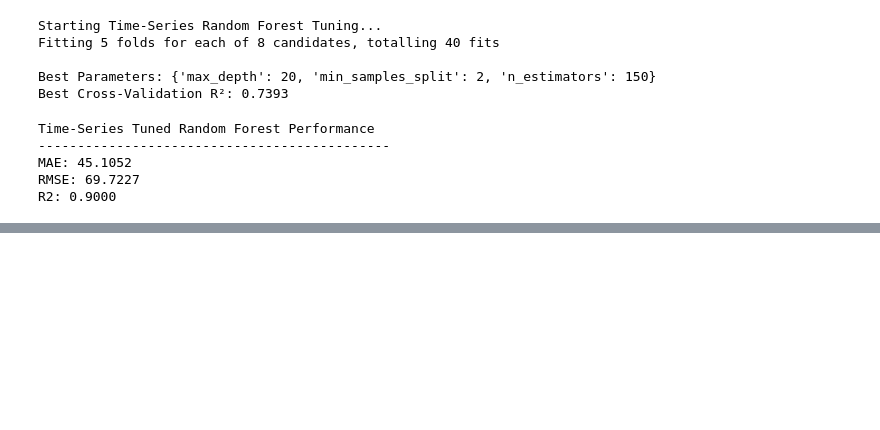
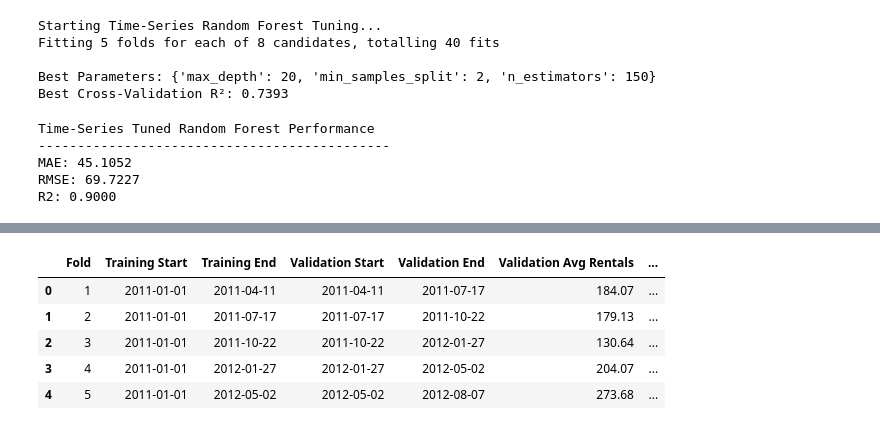
Before and after one commit to SandaruNipuna1/urban-mobility-demand-intelligence, a Jupyter notebook: notebooks/04_model_development.ipynb, the cells around one changed output, grey strips where cells are left out. Cells and saved outputs as stored; diff of their text form; code cells hidden in the pictures; blank space fills up the shorter version.

Commit message:
added Compare error across folds

```diff
--- a/notebooks/04_model_development.ipynb
+++ b/notebooks/04_model_development.ipynb
@@ -714,3 +714,20 @@ Time-Series Tuned Random Forest Performance
 MAE: 45.1052
 RMSE: 69.7227
 R2: 0.9000
+# %%
+cv_results = rf_time_grid.cv_results_
+
+fold_scores = pd.DataFrame({
+    "Fold": [f"Fold {i}" for i in range(1, 6)],
+    "Validation R²": [
+        cv_results[f"split{i}_test_score"][
+            rf_time_grid.best_index_
+        ]
+        for i in range(5)
+    ]
+})
+
+display(fold_scores)
+
+print("Mean CV R²:", round(fold_scores["Validation R²"].mean(), 4))
+print("Standard Deviation:", round(fold_scores["Validation R²"].std(), 4))
@@ -716,0 +743,27 @@ R2: 0.9000
+# %%
+fold_details = []
+
+for fold, (train_idx, val_idx) in enumerate(tscv.split(X_train), start=1):
+
+    fold_details.append({
+        "Fold": fold,
+        "Training Start": df["dteday"].iloc[train_idx[0]],
+        "Training End": df["dteday"].iloc[train_idx[-1]],
+        "Validation Start": df["dteday"].iloc[val_idx[0]],
+        "Validation End": df["dteday"].iloc[val_idx[-1]],
+        "Validation Avg Rentals": round(y_train.iloc[val_idx].mean(), 2),
+        "Validation R²": round(
+            fold_scores.loc[fold - 1, "Validation R²"], 4
+        )
+    })
+
+fold_details_df = pd.DataFrame(fold_details)
+
+display(fold_details_df)
+# %% [output]
+|  | Fold | Training Start | Training End | Validation Start | Validation End | Validation Avg Rentals | ... |
+| 0 | 1 | 2011-01-01 | 2011-04-11 | 2011-04-11 | 2011-07-17 | 184.07 | ... |
+| 1 | 2 | 2011-01-01 | 2011-07-17 | 2011-07-17 | 2011-10-22 | 179.13 | ... |
+| 2 | 3 | 2011-01-01 | 2011-10-22 | 2011-10-22 | 2012-01-27 | 130.64 | ... |
+| 3 | 4 | 2011-01-01 | 2012-01-27 | 2012-01-27 | 2012-05-02 | 204.07 | ... |
+| 4 | 5 | 2011-01-01 | 2012-05-02 | 2012-05-02 | 2012-08-07 | 273.68 | ... |
```
Also changed, not shown: parts of 2 cells of this notebook.
